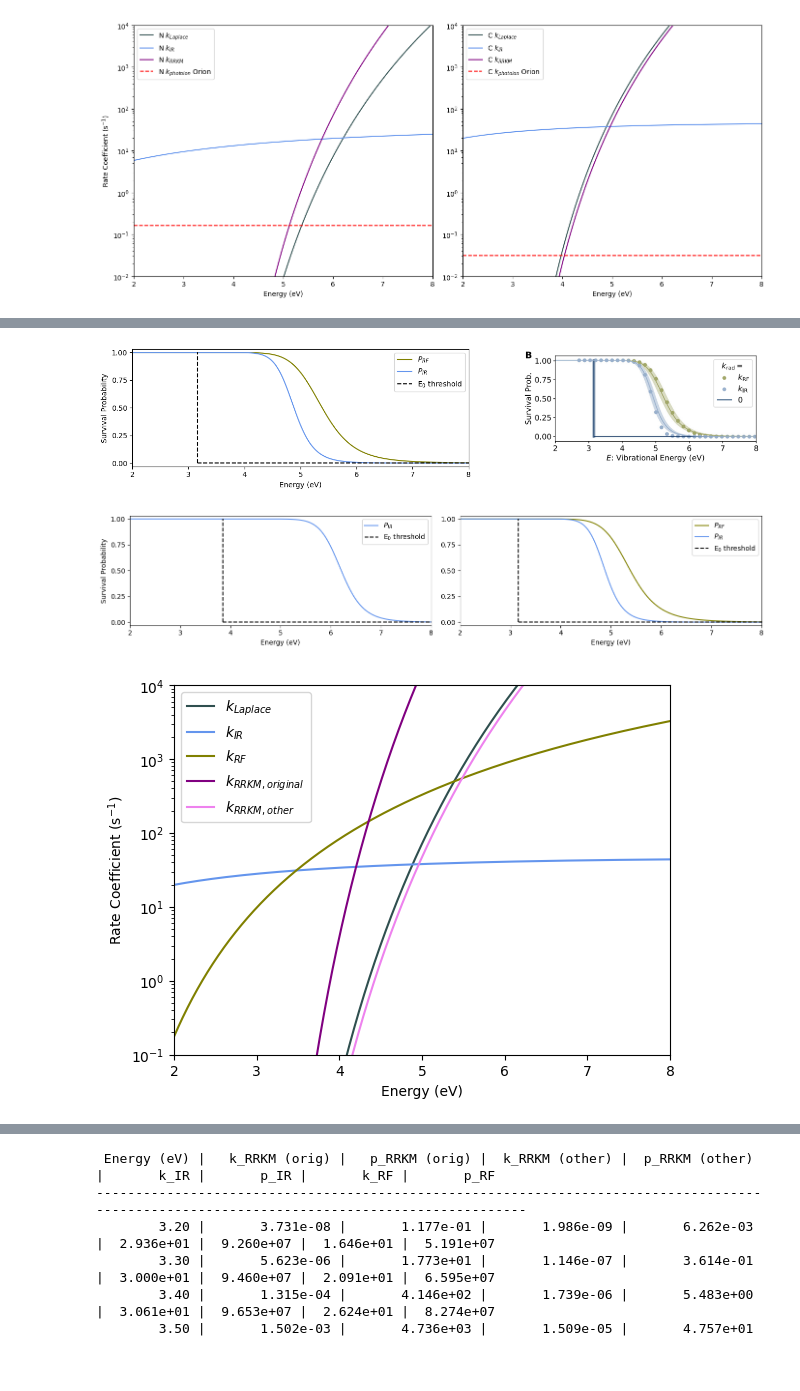
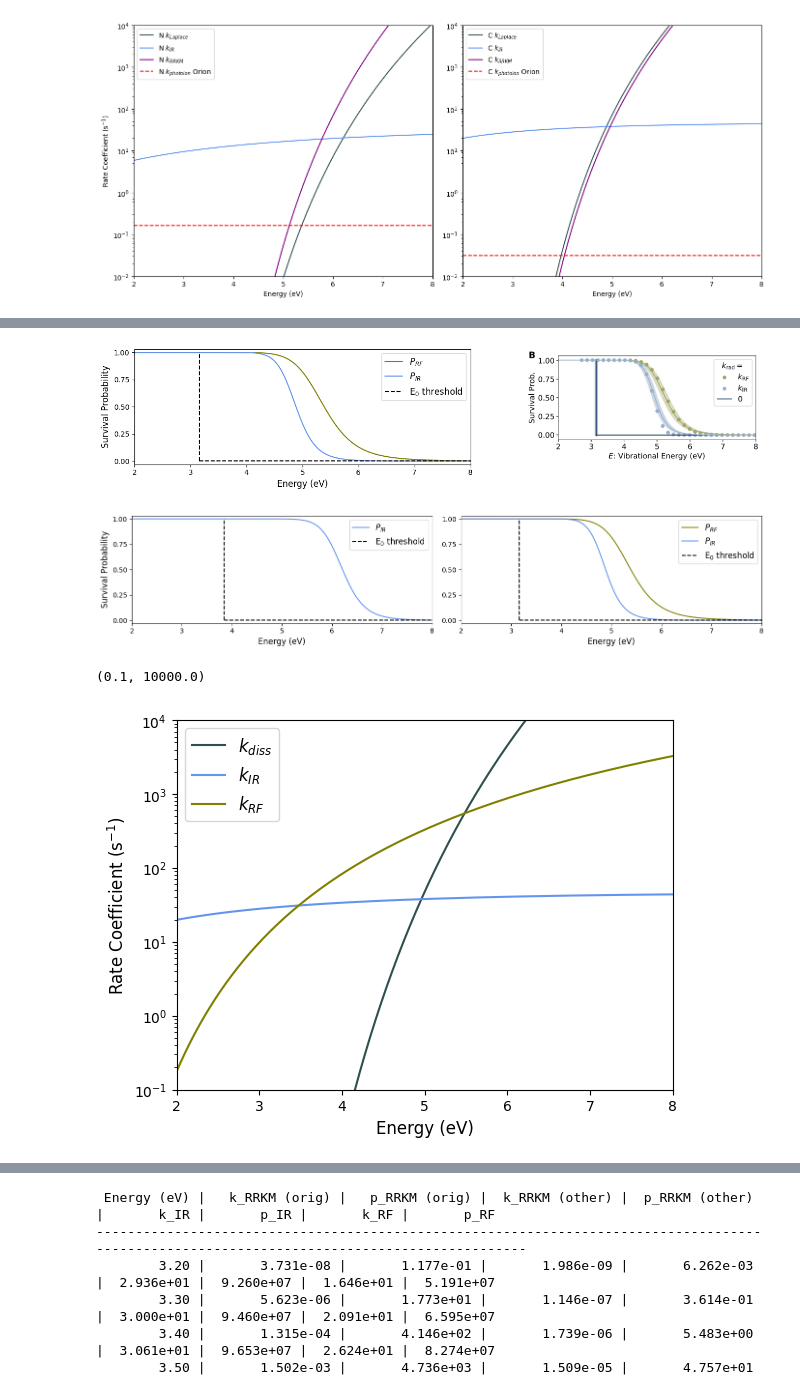
Before and after one commit to mustafa9812/Project-Cynap, a Jupyter notebook: scripts/calculations.ipynb, the cells around one changed output, grey strips where cells are left out. Cells and saved outputs as stored; diff of their text form; code cells hidden in the pictures; blank space fills up the shorter version.

```diff
--- a/scripts/calculations.ipynb
+++ b/scripts/calculations.ipynb
@@ -908,12 +927,12 @@ axs[0].plot(C_IR_energies_list_eV, C_survival_prob_RF, color='olive', label='$P_
 axs[0].plot(C_IR_energies_list_eV, C_survival_prob_IR, color='cornflowerblue', label='$P_{IR}$')
 axs[0].plot([C_threshold_eV, C_threshold_eV], [0, 1], color='black', linestyle='--', label='E$_0$ threshold')
 axs[0].plot([C_threshold_eV, 8], [0, 0], color='black', linestyle='--')
-axs[0].set_xlabel("Energy (eV)")
-axs[0].set_ylabel("Survival Probability")
+axs[0].set_xlabel("Energy (eV)", fontsize=12)
+axs[0].set_ylabel("Survival Probability", fontsize=12)
 axs[0].set_yticks(np.arange(0, 1.25, 0.25))
 axs[0].set_ylim(-0.03, 1.03)
 axs[0].set_xlim(2, 8)
-axs[0].legend(loc='upper right')
+axs[0].legend(loc='upper right', fontsize=12)
 
 img = mpimg.imread('PaperplotB.png')
 axs[1].imshow(img)
@@ -922,7 +941,7 @@ axs[1].axis('off')
 plt.tight_layout()
 plt.show()
 # %% [output]
-[figure, old version]
+[figure, new version]
 # %%
 # NEUTRAL AND CATION 1-CYANONAPHTHALENE SURVIVAL PROBABILITIES COMPARISON PLOT
 N_threshold_eV = 3.85
@@ -945,44 +964,45 @@ fig, axs = plt.subplots(1, 2, figsize=(14, 3))
 axs[0].plot(N_IR_energies_list_eV, N_survival_prob_IR, color='cornflowerblue', label='$P_{IR}$')
 axs[0].plot([N_threshold_eV, N_threshold_eV], [0, 1], color='black', linestyle='--', label='E$_0$ threshold')
 axs[0].plot([N_threshold_eV, 8], [0, 0], color='black', linestyle='--')
-axs[0].set_xlabel("Energy (eV)")
-axs[0].set_ylabel("Survival Probability")
+axs[0].set_xlabel("Energy (eV)", fontsize = 12)
+axs[0].set_ylabel("Survival Probability", fontsize = 12)
 axs[0].set_yticks(np.arange(0, 1.25, 0.25))
 axs[0].set_ylim(-0.03, 1.03)
 axs[0].set_xlim(2, 8)
-axs[0].legend(loc='upper right')
+axs[0].legend(loc='upper right', fontsize = 12)
 
 axs[1].plot(C_IR_energies_list_eV, C_survival_prob_RF, color='olive', label='$P_{RF}$')
 axs[1].plot(C_IR_energies_list_eV, C_survival_prob_IR, color='cornflowerblue', label='$P_{IR}$')
 axs[1].plot([C_threshold_eV, C_threshold_eV], [0, 1], color='black', linestyle='--', label='E$_0$ threshold')
 axs[1].plot([C_threshold_eV, 8], [0, 0], color='black', linestyle='--')
-axs[1].set_xlabel("Energy (eV)")
+axs[1].set_xlabel("Energy (eV)", fontsize = 12)
 axs[1].set_yticks(np.arange(0, 1.25, 0.25))
 axs[1].set_ylim(-0.03, 1.03)
 axs[1].set_xlim(2, 8)
-axs[1].legend(loc='upper right')
+axs[1].legend(loc='upper right', fontsize = 12)
 
 plt.tight_layout()
 plt.show()
 # %% [output]
-[figure, old version]
+[figure, new version]
 # %%
 # 1-CYANONAPHTHALENE+ ALL RATE COEFFICIENTS COMBINED PLOT
-plt.plot(LP_filtered_energies_list_eV, C_k_Laplace_list, color='darkslategrey', label='$k_{Laplace}$')
+#plt.plot(LP_filtered_energies_list_eV, C_k_Laplace_list, color='darkslategrey', label='$k_{Laplace}$')
+plt.plot(other_C_RRKM_filtered_energies_list_eV, other_C_k_RRKM_list, color='darkslategrey', label='$k_{diss}$')
 plt.plot(C_IR_energies_list_eV, C_k_IR_total, color='cornflowerblue', label='$k_{IR}$')
 plt.plot(RF_filtered_energies_list_eV, k_RF_list, color='olive', label='$k_{RF}$')
-plt.plot(C_RRKM_filtered_energies_list_eV, C_k_RRKM_list, color='purple', label='$k_{RRKM, original}$')
-plt.plot(other_C_RRKM_filtered_energies_list_eV, other_C_k_RRKM_list, color='violet', label='$k_{RRKM, other}$')
-# plt.plot(NC_energies_list, k_diss_C_list, label='k_Teff', color='red')
-plt.xlabel('Energy (eV)')
-plt.ylabel('Rate Coefficient (s$^{-1}$)')
+#plt.plot(C_RRKM_filtered_energies_list_eV, C_k_RRKM_list, color='purple', label='$k_{RRKM, original}$')
+#$k_{RRKM, other}
+plt.xlabel('Energy (eV)', fontsize=12)
+plt.ylabel('Rate Coefficient (s$^{-1}$)', fontsize=12)
 plt.yscale('log')
-plt.legend(loc='upper left')
+plt.legend(loc='upper left', fontsize=12)
 plt.xlim(2, 8)
 plt.ylim(1e-1, 1e4)
-plt.savefig(r'C:\Users\Mustafa\Documents\GitHub\Project-Cynap\plots\Cation-1cyano-rates.png')
+#plt.savefig(r'C:\Users\Mustafa\Documents\GitHub\Project-Cynap\plots\Cation-1cyano-rates.png')
 # %% [output]
+(0.1, 10000.0)
-[figure, old version]
+[figure, new version]
 # %%
 # MONTE CARLO SIMULATION FOR 1-CYANONAPHTHALENE+ (VECTORIZED)
 # SOURCES:
```
Also changed, not shown: parts of 6 cells of this notebook, 15 other files.
